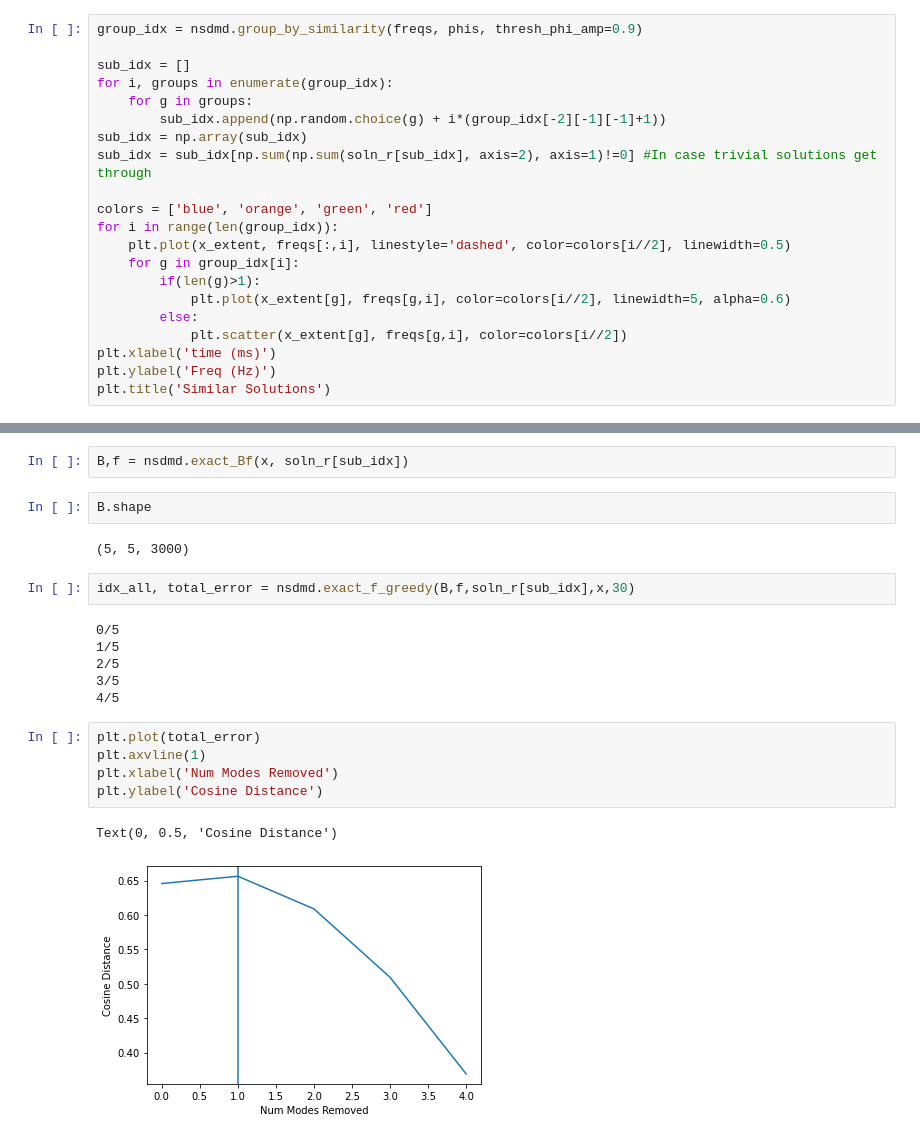
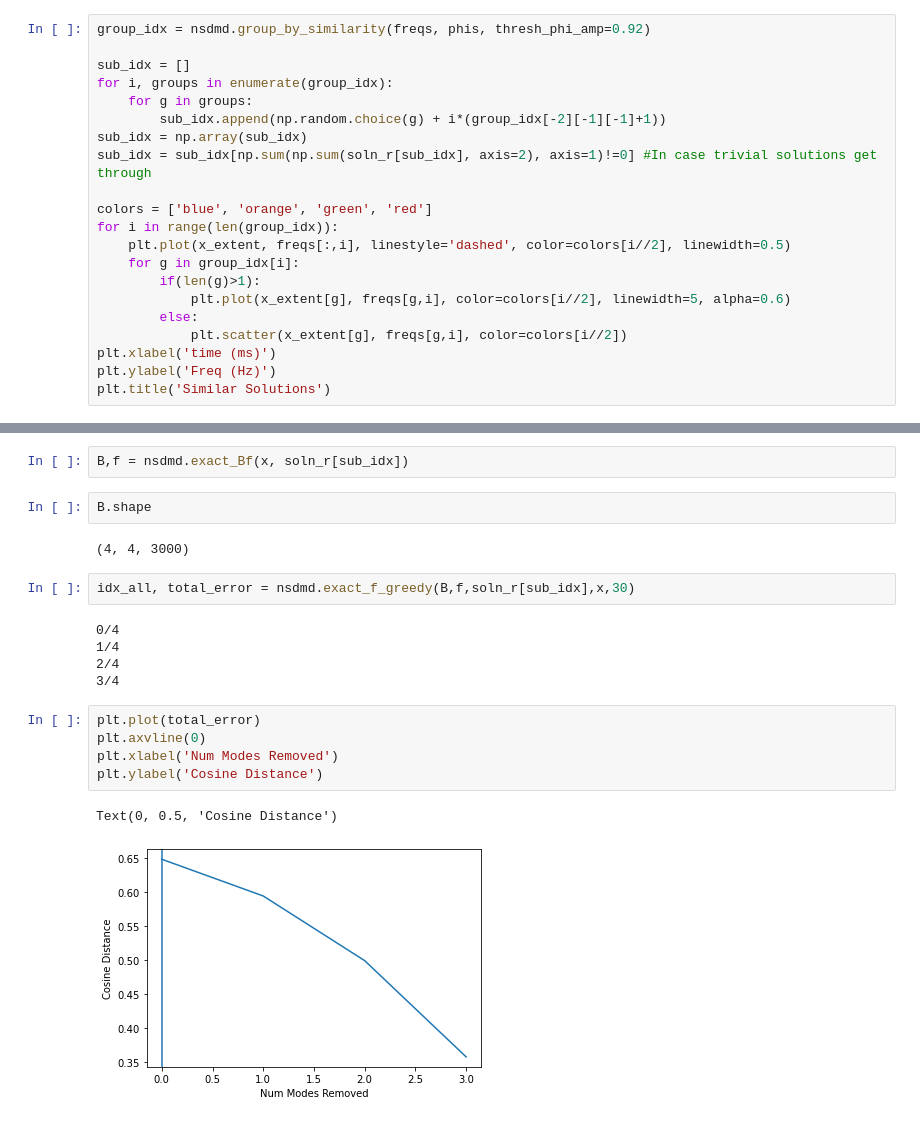
Before and after one commit to learning-2-learn/nsdmd, a Jupyter notebook: examples/two_network_demo.ipynb, the cells around one changed output, grey strips where cells are left out. Saved outputs shown, nothing was run; the diff lists cells and outputs as text.

```diff
--- a/examples/two_network_demo.ipynb
+++ b/examples/two_network_demo.ipynb
@@ -74,7 +74,7 @@ Text(0, 0.5, 'Freq (Hz)')
 soln = nsdmd.get_soln(freqs, phis, t, t[windows[:,0]])
 soln_r = np.transpose(soln, (1,0,2,3)).reshape((-1, soln.shape[2], soln.shape[3]))
 # %%
-group_idx = nsdmd.group_by_similarity(freqs, phis, thresh_phi_amp=0.9)
+group_idx = nsdmd.group_by_similarity(freqs, phis, thresh_phi_amp=0.92)
 
 sub_idx = []
 for i, groups in enumerate(group_idx):
@@ -102,23 +102,22 @@ B,f = nsdmd.exact_Bf(x, soln_r[sub_idx])
 # %%
 B.shape
 # %% [output]
-(5, 5, 3000)
+(4, 4, 3000)
 # %%
 idx_all, total_error = nsdmd.exact_f_greedy(B,f,soln_r[sub_idx],x,30)
 # %% [output]
-0/5
-1/5
-2/5
-3/5
-4/5
+0/4
+1/4
+2/4
+3/4
 # %%
 plt.plot(total_error)
-plt.axvline(1)
+plt.axvline(0)
 plt.xlabel('Num Modes Removed')
 plt.ylabel('Cosine Distance')
 # %% [output]
 Text(0, 0.5, 'Cosine Distance')
-[figure, old version]
+[figure, new version]
 # %%
 idx = idx_all[1]
 f_hat = nsdmd.exact_f_from_Bf(np.array([b[idx] for b in B[idx]]),f[idx])
```
Also changed, not shown: parts of 7 cells of this notebook, 2 other files.
